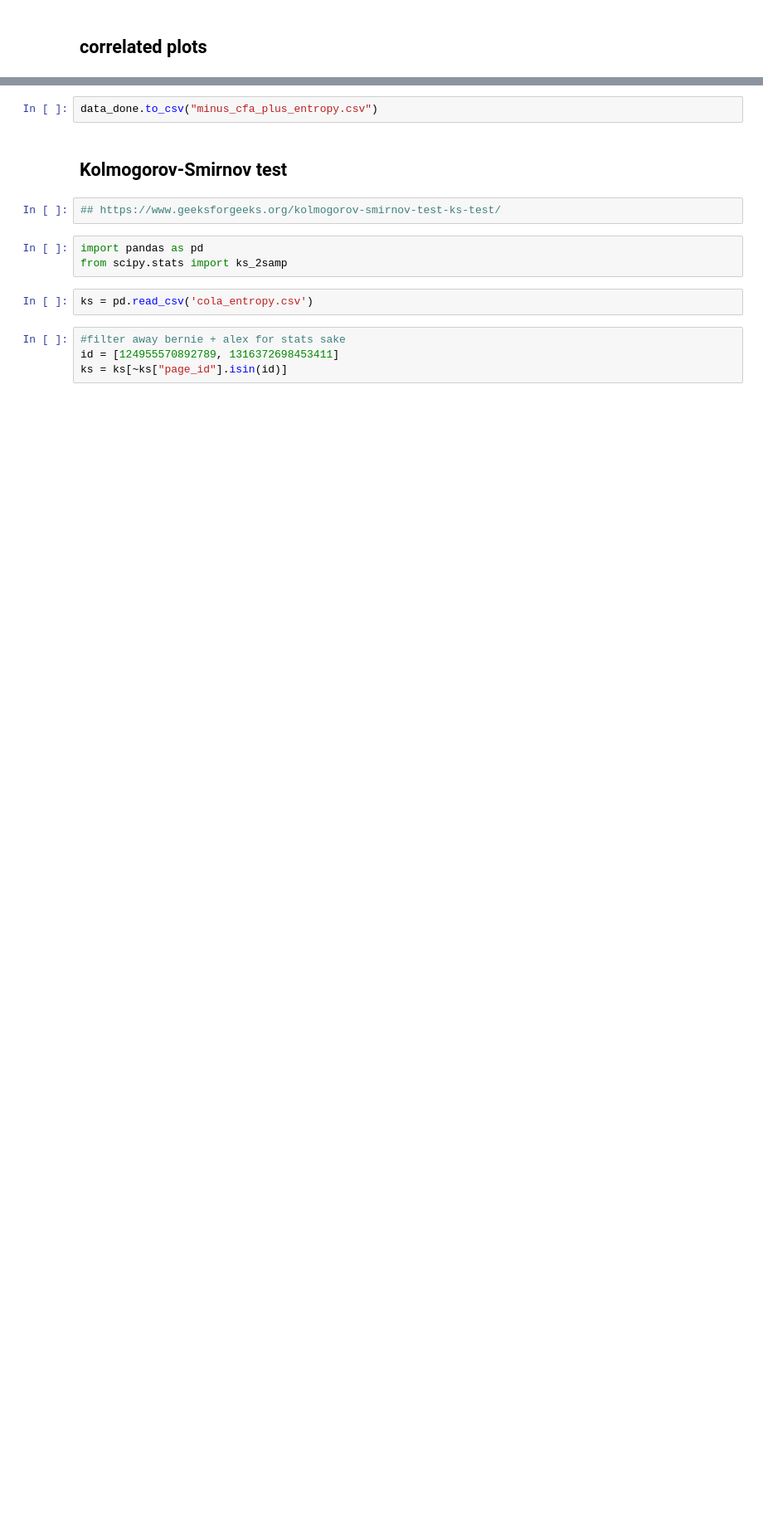
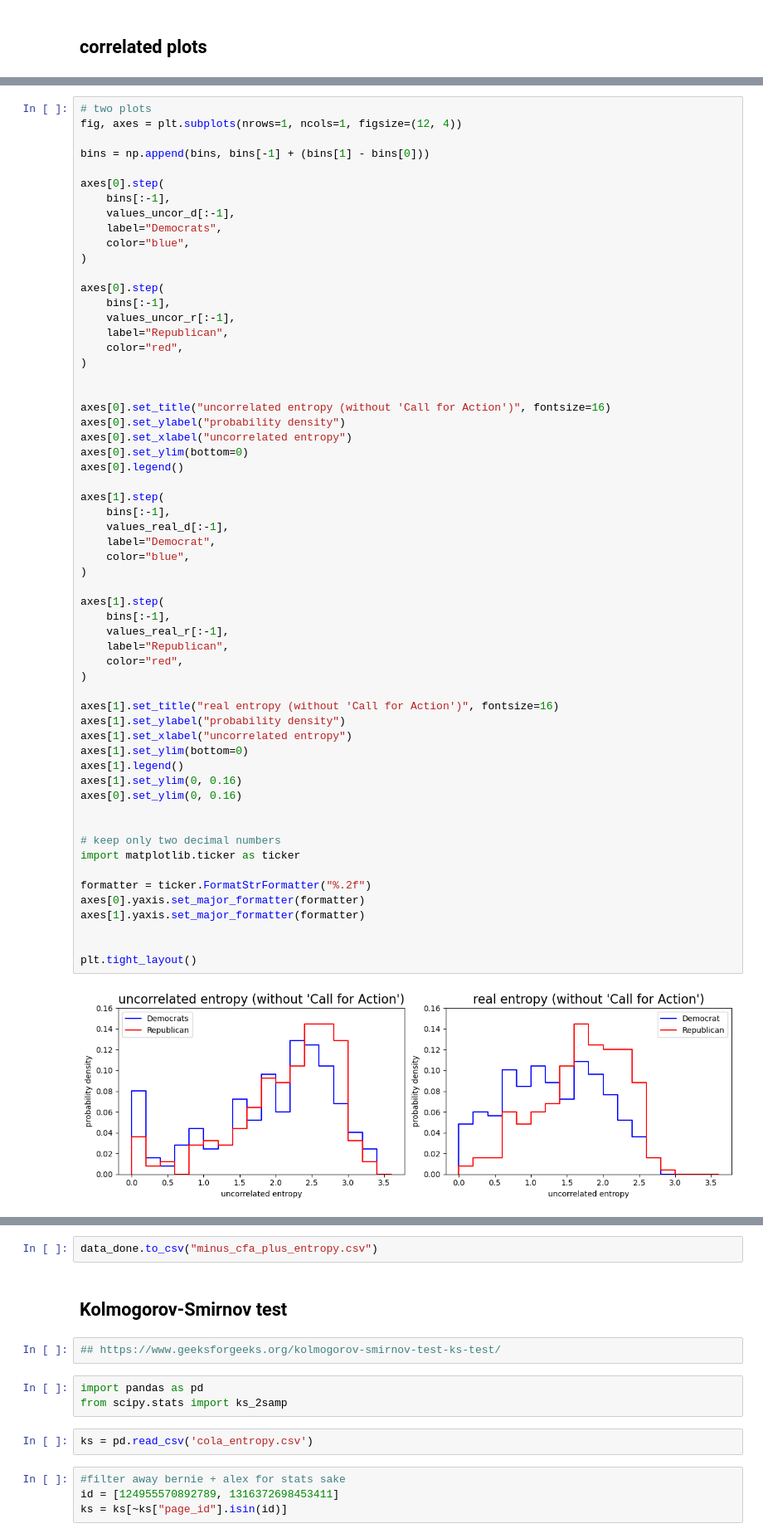
Before and after one commit to sofiepalmus/Thesis, a Jupyter notebook: entropy_threshold.ipynb, the cells around one changed output, grey strips where cells are left out. Shown at 83% size. Saved outputs shown, nothing was run; the diff lists cells and outputs as text; blank space fills up the shorter version.

```diff
--- a/entropy_threshold.ipynb
+++ b/entropy_threshold.ipynb
@@ -651,0 +582,61 @@ plt.show()
+# %%
+# two plots
+fig, axes = plt.subplots(nrows=1, ncols=1, figsize=(12, 4))
+
+bins = np.append(bins, bins[-1] + (bins[1] - bins[0]))
+
+axes[0].step(
+    bins[:-1],
+    values_uncor_d[:-1],
+    label="Democrats",
+    color="blue",
+)
+
+axes[0].step(
+    bins[:-1],
+    values_uncor_r[:-1],
+    label="Republican",
+    color="red",
+)
+
+
+axes[0].set_title("uncorrelated entropy (without 'Call for Action')", fontsize=16)
+axes[0].set_ylabel("probability density")
+axes[0].set_xlabel("uncorrelated entropy")
+axes[0].set_ylim(bottom=0)
+axes[0].legend()
+
+axes[1].step(
+    bins[:-1],
+    values_real_d[:-1],
+    label="Democrat",
+    color="blue",
+)
+
+axes[1].step(
+    bins[:-1],
+    values_real_r[:-1],
+    label="Republican",
+    color="red",
+)
+
+axes[1].set_title("real entropy (without 'Call for Action')", fontsize=16)
+axes[1].set_ylabel("probability density")
+axes[1].set_xlabel("uncorrelated entropy")
+axes[1].set_ylim(bottom=0)
+axes[1].legend()
+axes[1].set_ylim(0, 0.16)
+axes[0].set_ylim(0, 0.16)
+
+
+# keep only two decimal numbers
+import matplotlib.ticker as ticker
+
+formatter = ticker.FormatStrFormatter("%.2f")
+axes[0].yaxis.set_major_formatter(formatter)
+axes[1].yaxis.set_major_formatter(formatter)
+
+
+plt.tight_layout()
+# %% [output]
+[figure, added]
```
Also changed, not shown: parts of 19 cells of this notebook, 3 other files.
